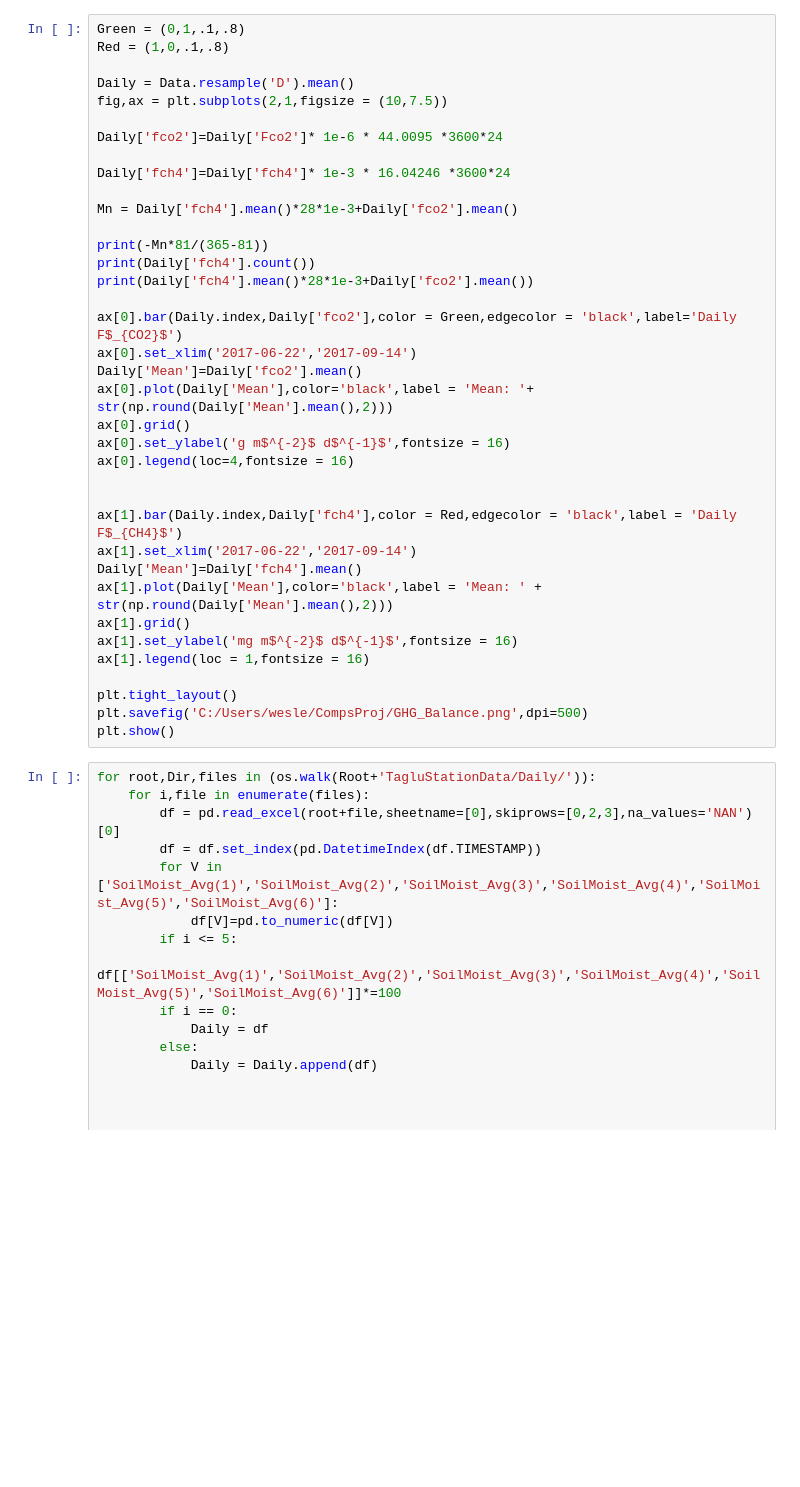
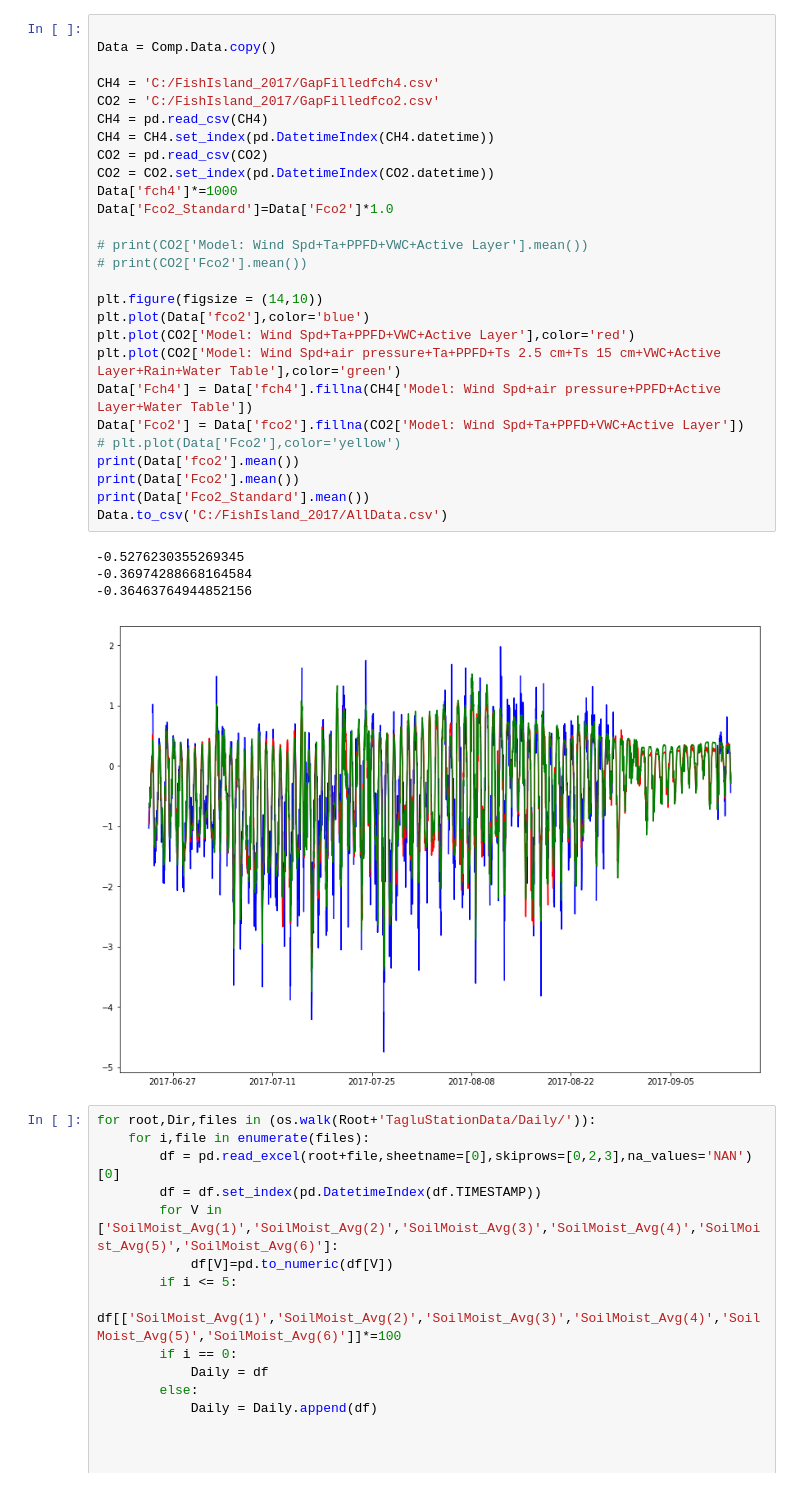
Before and after one commit to June-Skeeter/FishIsland_Processing, a Jupyter notebook: Compiler.ipynb, the cells around one changed output. Drawn from its saved outputs; the diff is of its cells as text; blank space fills up the shorter version.

```diff
--- a/Compiler.ipynb
+++ b/Compiler.ipynb
@@ -120,40 +89,35 @@ plt.plot(fill['Model: Wind Spd'])
-# %%
-Green = (0,1,.1,.8)
-Red = (1,0,.1,.8)
-
-Daily = Data.resample('D').mean()
-fig,ax = plt.subplots(2,1,figsize = (10,7.5))
-
-Daily['fco2']=Daily['Fco2']* 1e-6 * 44.0095 *3600*24
-
-Daily['fch4']=Daily['fch4']* 1e-3 * 16.04246 *3600*24
-
-Mn = Daily['fch4'].mean()*28*1e-3+Daily['fco2'].mean()
-
-print(-Mn*81/(365-81))
-print(Daily['fch4'].count())
-print(Daily['fch4'].mean()*28*1e-3+Daily['fco2'].mean())
-
-ax[0].bar(Daily.index,Daily['fco2'],color = Green,edgecolor = 'black',label='Daily F$_{CO2}$')
-ax[0].set_xlim('2017-06-22','2017-09-14')
-Daily['Mean']=Daily['fco2'].mean()
-ax[0].plot(Daily['Mean'],color='black',label = 'Mean: '+ str(np.round(Daily['Mean'].mean(),2)))
-ax[0].grid()
-ax[0].set_ylabel('g m$^{-2}$ d$^{-1}$',fontsize = 16)
-ax[0].legend(loc=4,fontsize = 16)
-
-
-ax[1].bar(Daily.index,Daily['fch4'],color = Red,edgecolor = 'black',label = 'Daily F$_{CH4}$')
-ax[1].set_xlim('2017-06-22','2017-09-14')
-Daily['Mean']=Daily['fch4'].mean()
-ax[1].plot(Daily['Mean'],color='black',label = 'Mean: ' + str(np.round(Daily['Mean'].mean(),2)))
-ax[1].grid()
-ax[1].set_ylabel('mg m$^{-2}$ d$^{-1}$',fontsize = 16)
-ax[1].legend(loc = 1,fontsize = 16)
-
-plt.tight_layout()
-plt.savefig('C:/Users/wesle/CompsProj/GHG_Balance.png',dpi=500)
-plt.show()
+# %%
+
+Data = Comp.Data.copy()
+
+CH4 = 'C:/FishIsland_2017/GapFilledfch4.csv'
+CO2 = 'C:/FishIsland_2017/GapFilledfco2.csv'
+CH4 = pd.read_csv(CH4)
+CH4 = CH4.set_index(pd.DatetimeIndex(CH4.datetime))
+CO2 = pd.read_csv(CO2)
+CO2 = CO2.set_index(pd.DatetimeIndex(CO2.datetime))
+Data['fch4']*=1000
+Data['Fco2_Standard']=Data['Fco2']*1.0
+
+# print(CO2['Model: Wind Spd+Ta+PPFD+VWC+Active Layer'].mean())
+# print(CO2['Fco2'].mean())
+
+plt.figure(figsize = (14,10))
+plt.plot(Data['fco2'],color='blue')
+plt.plot(CO2['Model: Wind Spd+Ta+PPFD+VWC+Active Layer'],color='red')
+plt.plot(CO2['Model: Wind Spd+air pressure+Ta+PPFD+Ts 2.5 cm+Ts 15 cm+VWC+Active Layer+Rain+Water Table'],color='green')
+Data['Fch4'] = Data['fch4'].fillna(CH4['Model: Wind Spd+air pressure+PPFD+Active Layer+Water Table'])
+Data['Fco2'] = Data['fco2'].fillna(CO2['Model: Wind Spd+Ta+PPFD+VWC+Active Layer'])
+# plt.plot(Data['Fco2'],color='yellow')
+print(Data['fco2'].mean())
+print(Data['Fco2'].mean())
+print(Data['Fco2_Standard'].mean())
+Data.to_csv('C:/FishIsland_2017/AllData.csv')
+# %% [output]
+-0.5276230355269345
+-0.36974288668164584
+-0.36463764944852156
+[figure, added]
 # %%
 for root,Dir,files in (os.walk(Root+'TagluStationData/Daily/')):
     for i,file in enumerate(files):
```
Also changed, not shown: parts of 4 cells of this notebook, 8 other files.
